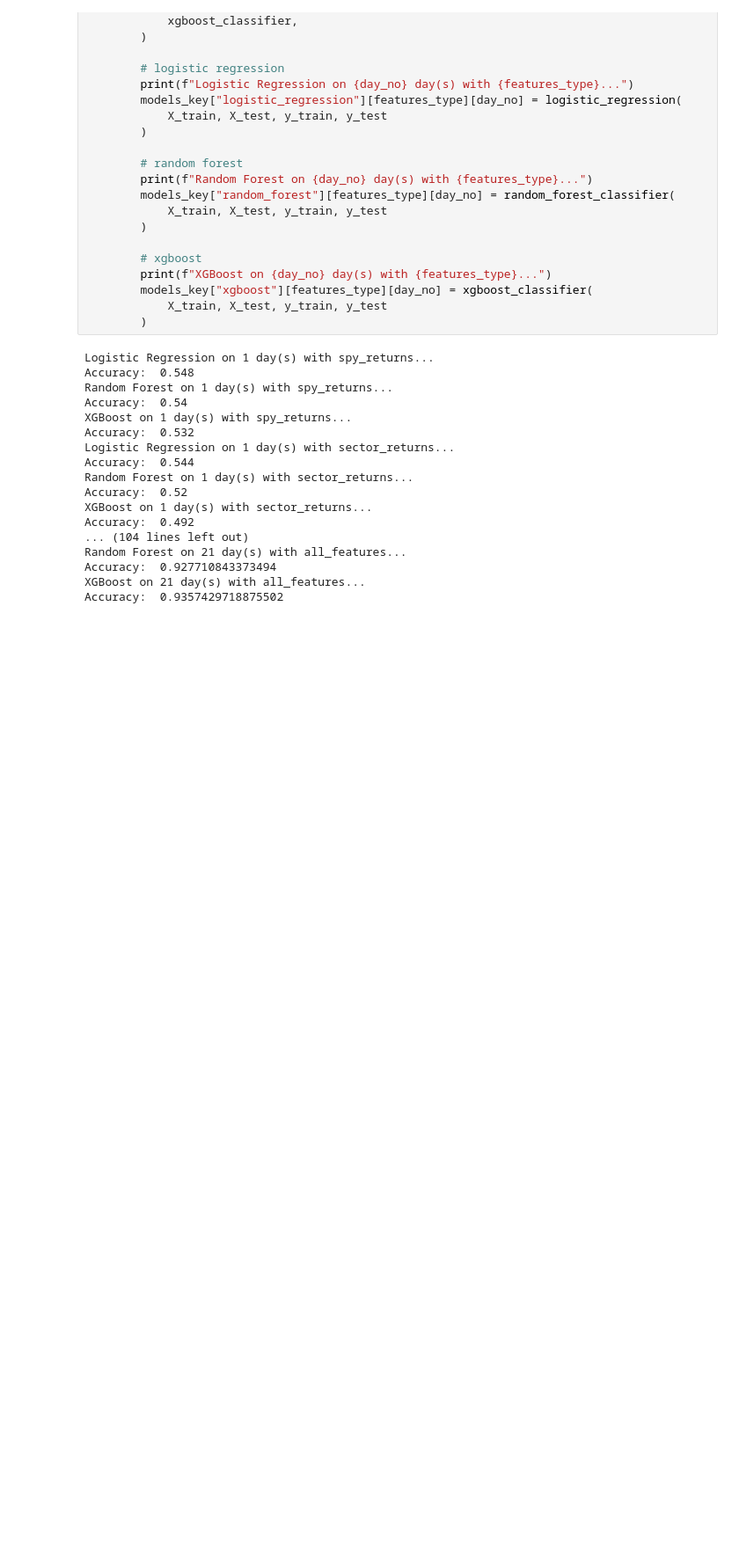
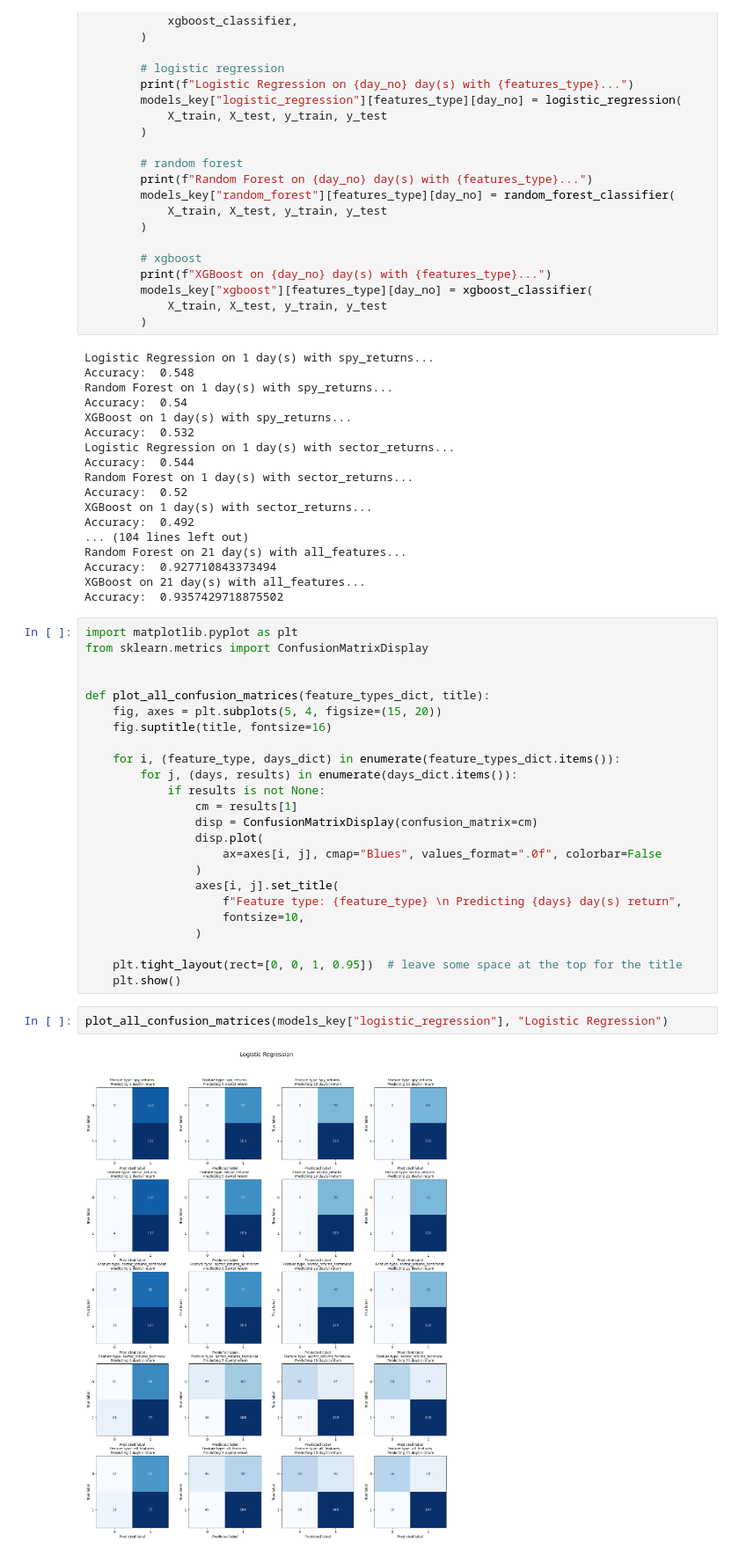
Before and after one commit to nogibjj/Hedgehog, a Jupyter notebook: predictions.ipynb, the cells around one changed output. Shown at 88% size. Drawn from its saved outputs; the diff is of its cells as text; blank space fills up the shorter version.

Commit message:
adding confusion matrices

```diff
--- a/predictions.ipynb
+++ b/predictions.ipynb
@@ -111,3 +111,31 @@ Random Forest on 21 day(s) with all_features...
 Accuracy:  0.927710843373494
 XGBoost on 21 day(s) with all_features...
 Accuracy:  0.9357429718875502
+# %%
+import matplotlib.pyplot as plt
+from sklearn.metrics import ConfusionMatrixDisplay
+
+
+def plot_all_confusion_matrices(feature_types_dict, title):
+    fig, axes = plt.subplots(5, 4, figsize=(15, 20))
+    fig.suptitle(title, fontsize=16)
+
+    for i, (feature_type, days_dict) in enumerate(feature_types_dict.items()):
+        for j, (days, results) in enumerate(days_dict.items()):
+            if results is not None:
+                cm = results[1]
+                disp = ConfusionMatrixDisplay(confusion_matrix=cm)
+                disp.plot(
+                    ax=axes[i, j], cmap="Blues", values_format=".0f", colorbar=False
+                )
+                axes[i, j].set_title(
+                    f"Feature type: {feature_type} \n Predicting {days} day(s) return",
+                    fontsize=10,
+                )
+
+    plt.tight_layout(rect=[0, 0, 1, 0.95])  # leave some space at the top for the title
+    plt.show()
+# %%
+plot_all_confusion_matrices(models_key["logistic_regression"], "Logistic Regression")
+# %% [output]
+[figure, added]
```
Also changed, not shown: parts of 2 cells of this notebook.
